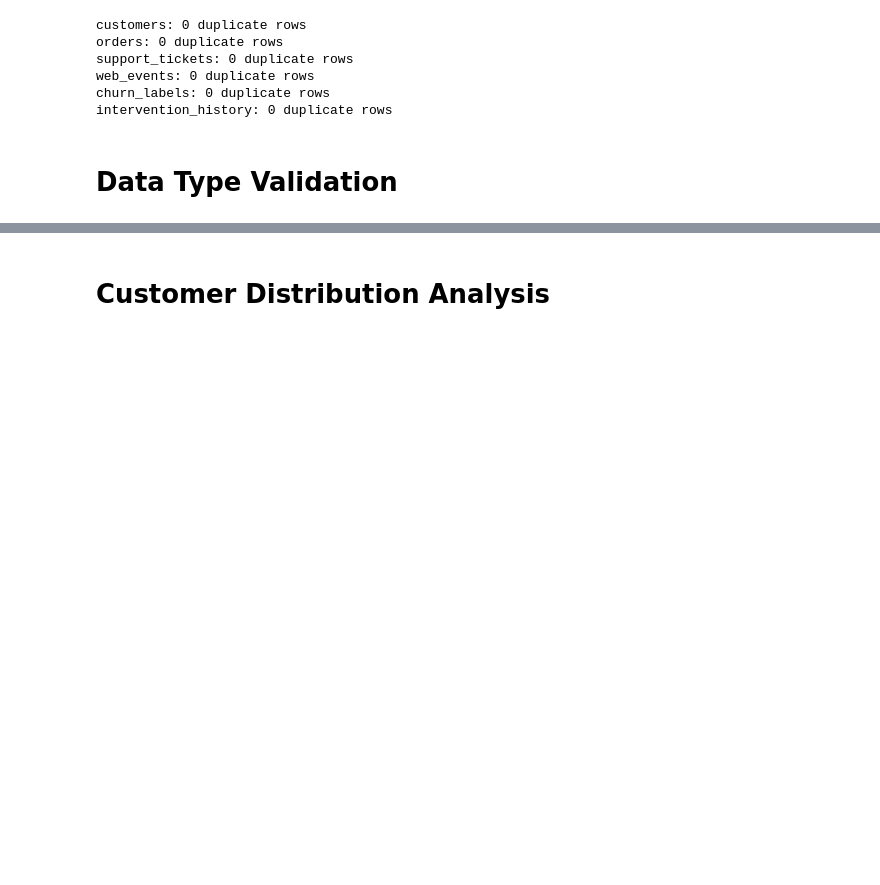
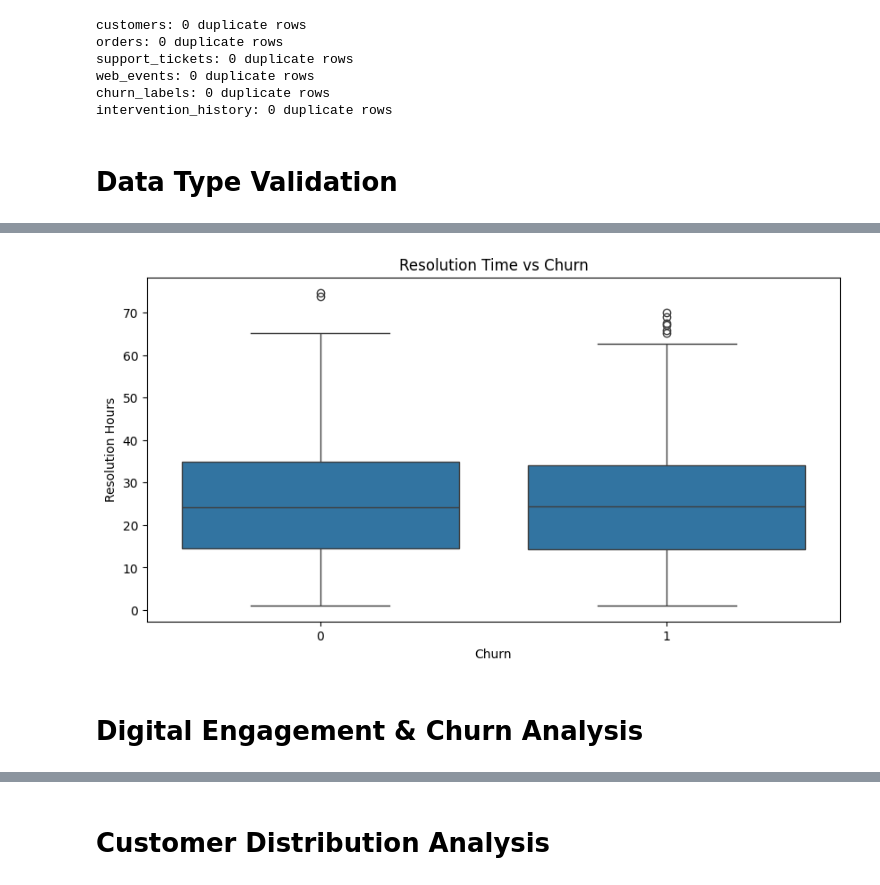
Before and after one commit to GuDLish/d2c-churn-eda-audit, a Jupyter notebook: eda_audit.ipynb, the cells around one changed output, grey strips where cells are left out. Cells and saved outputs as stored; diff of their text form; code cells hidden in the pictures; blank space fills up the shorter version.

```diff
--- a/eda_audit.ipynb
+++ b/eda_audit.ipynb
@@ -232,0 +435,19 @@ dtype: object
+# %%
+plt.figure(figsize=(10,5))
+
+sns.boxplot(
+    data=support_churn,
+    x="churn_next_60d",
+    y="resolution_hours"
+)
+
+plt.title("Resolution Time vs Churn")
+
+plt.xlabel("Churn")
+plt.ylabel("Resolution Hours")
+
+plt.show()
+# %% [output]
+[figure, added]
+# %% [markdown]
+# Digital Engagement & Churn Analysis
```
Also changed, not shown: parts of 25 cells of this notebook, 3 other files.
